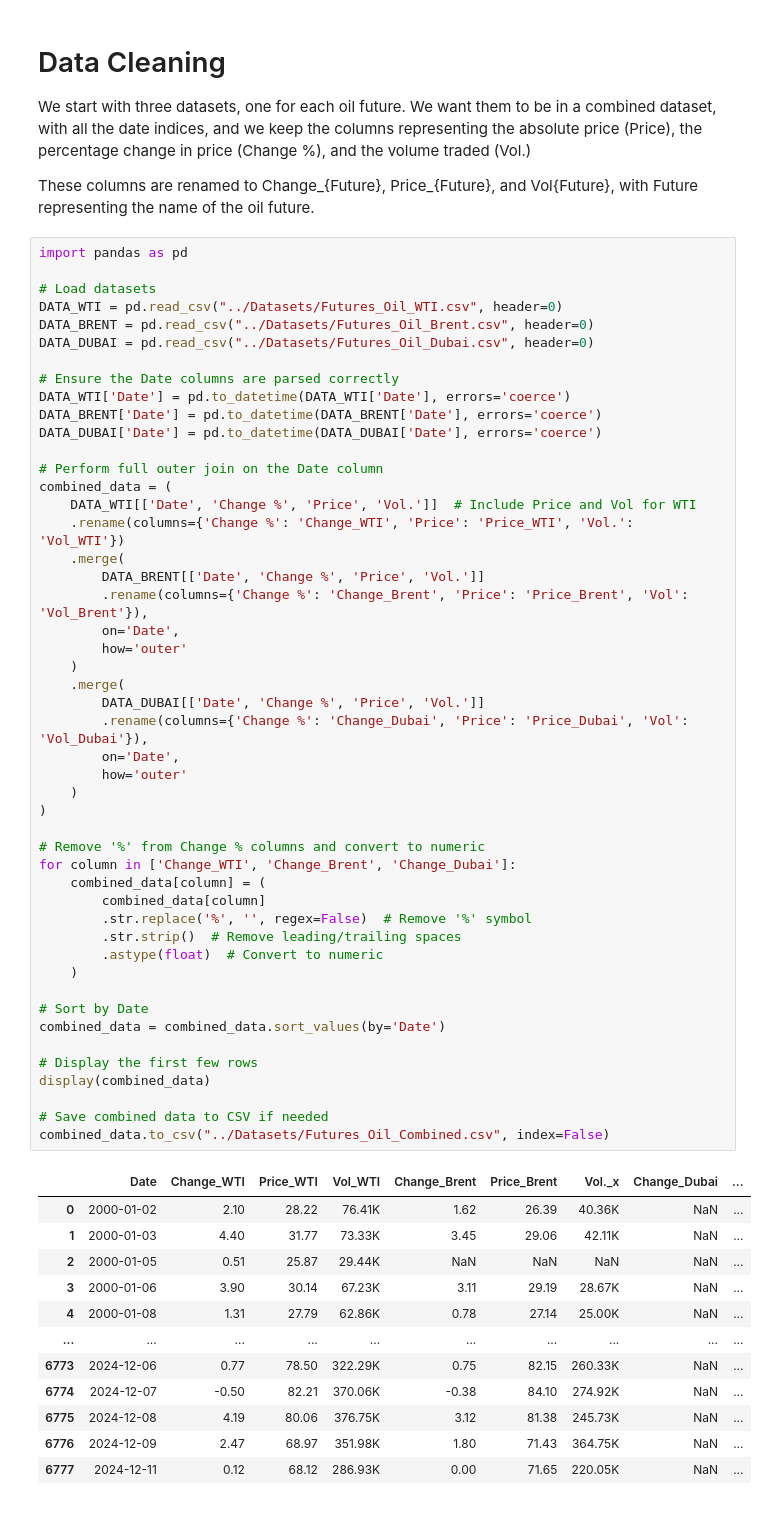
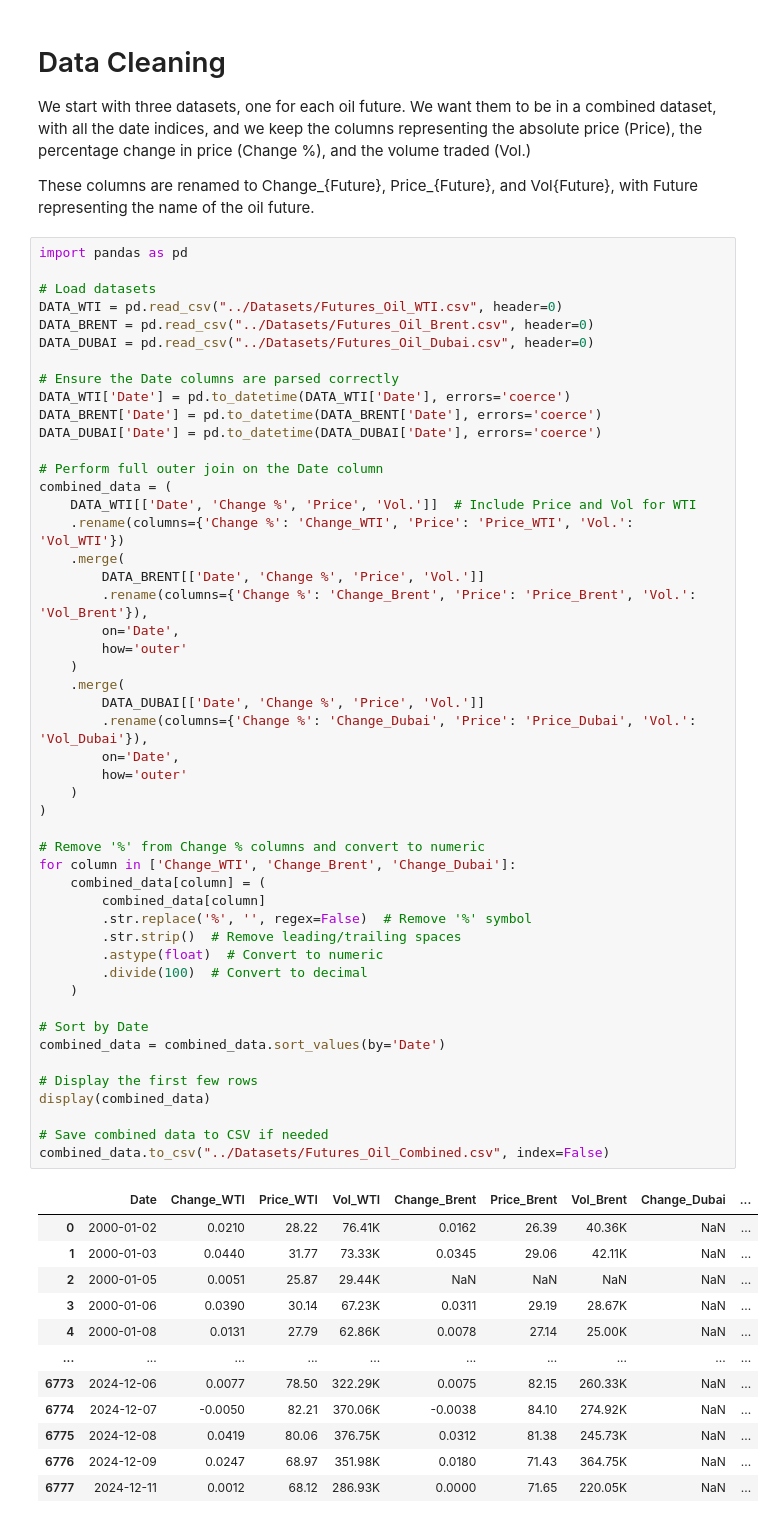
Before and after one commit to fabianbermana/oil_futures_analysis, a Jupyter notebook: scripts/data_cleaning.ipynb, the cells around one changed output. Drawn from its saved outputs; the diff is of its cells as text.

```diff
--- a/scripts/data_cleaning.ipynb
+++ b/scripts/data_cleaning.ipynb
@@ -23,46 +23,47 @@ combined_data = (
     .rename(columns={'Change %': 'Change_WTI', 'Price': 'Price_WTI', 'Vol.': 'Vol_WTI'})
     .merge(
         DATA_BRENT[['Date', 'Change %', 'Price', 'Vol.']]
-        .rename(columns={'Change %': 'Change_Brent', 'Price': 'Price_Brent', 'Vol': 'Vol_Brent'}),
+        .rename(columns={'Change %': 'Change_Brent', 'Price': 'Price_Brent', 'Vol.': 'Vol_Brent'}),
         on='Date',
         how='outer'
     )
     .merge(
         DATA_DUBAI[['Date', 'Change %', 'Price', 'Vol.']]
-        .rename(columns={'Change %': 'Change_Dubai', 'Price': 'Price_Dubai', 'Vol': 'Vol_Dubai'}),
+        .rename(columns={'Change %': 'Change_Dubai', 'Price': 'Price_Dubai', 'Vol.': 'Vol_Dubai'}),
         on='Date',
         how='outer'
     )
 )
 
 # Remove '%' from Change % columns and convert to numeric
 for column in ['Change_WTI', 'Change_Brent', 'Change_Dubai']:
     combined_data[column] = (
         combined_data[column]
         .str.replace('%', '', regex=False)  # Remove '%' symbol
         .str.strip()  # Remove leading/trailing spaces
         .astype(float)  # Convert to numeric
+        .divide(100)  # Convert to decimal
     )
 
 # Sort by Date
 combined_data = combined_data.sort_values(by='Date')
 
 # Display the first few rows
 display(combined_data)
 
 # Save combined data to CSV if needed
 combined_data.to_csv("../Datasets/Futures_Oil_Combined.csv", index=False)
 # %% [output]
-|  | Date | Change_WTI | Price_WTI | Vol_WTI | Change_Brent | Price_Brent | Vol._x | Change_Dubai | ... |
-| 0 | 2000-01-02 | 2.10 | 28.22 | 76.41K | 1.62 | 26.39 | 40.36K | NaN | ... |
-| 1 | 2000-01-03 | 4.40 | 31.77 | 73.33K | 3.45 | 29.06 | 42.11K | NaN | ... |
-| 2 | 2000-01-05 | 0.51 | 25.87 | 29.44K | NaN | NaN | NaN | NaN | ... |
-| 3 | 2000-01-06 | 3.90 | 30.14 | 67.23K | 3.11 | 29.19 | 28.67K | NaN | ... |
-| 4 | 2000-01-08 | 1.31 | 27.79 | 62.86K | 0.78 | 27.14 | 25.00K | NaN | ... |
+|  | Date | Change_WTI | Price_WTI | Vol_WTI | Change_Brent | Price_Brent | Vol_Brent | Change_Dubai | ... |
+| 0 | 2000-01-02 | 0.0210 | 28.22 | 76.41K | 0.0162 | 26.39 | 40.36K | NaN | ... |
+| 1 | 2000-01-03 | 0.0440 | 31.77 | 73.33K | 0.0345 | 29.06 | 42.11K | NaN | ... |
+| 2 | 2000-01-05 | 0.0051 | 25.87 | 29.44K | NaN | NaN | NaN | NaN | ... |
+| 3 | 2000-01-06 | 0.0390 | 30.14 | 67.23K | 0.0311 | 29.19 | 28.67K | NaN | ... |
+| 4 | 2000-01-08 | 0.0131 | 27.79 | 62.86K | 0.0078 | 27.14 | 25.00K | NaN | ... |
 | ... | ... | ... | ... | ... | ... | ... | ... | ... | ... |
-| 6773 | 2024-12-06 | 0.77 | 78.50 | 322.29K | 0.75 | 82.15 | 260.33K | NaN | ... |
-| 6774 | 2024-12-07 | -0.50 | 82.21 | 370.06K | -0.38 | 84.10 | 274.92K | NaN | ... |
-| 6775 | 2024-12-08 | 4.19 | 80.06 | 376.75K | 3.12 | 81.38 | 245.73K | NaN | ... |
-| 6776 | 2024-12-09 | 2.47 | 68.97 | 351.98K | 1.80 | 71.43 | 364.75K | NaN | ... |
-| 6777 | 2024-12-11 | 0.12 | 68.12 | 286.93K | 0.00 | 71.65 | 220.05K | NaN | ... |
+| 6773 | 2024-12-06 | 0.0077 | 78.50 | 322.29K | 0.0075 | 82.15 | 260.33K | NaN | ... |
+| 6774 | 2024-12-07 | -0.0050 | 82.21 | 370.06K | -0.0038 | 84.10 | 274.92K | NaN | ... |
+| 6775 | 2024-12-08 | 0.0419 | 80.06 | 376.75K | 0.0312 | 81.38 | 245.73K | NaN | ... |
+| 6776 | 2024-12-09 | 0.0247 | 68.97 | 351.98K | 0.0180 | 71.43 | 364.75K | NaN | ... |
+| 6777 | 2024-12-11 | 0.0012 | 68.12 | 286.93K | 0.0000 | 71.65 | 220.05K | NaN | ... |
 6778 rows × 10 columns
```
Also changed, not shown: 4 other files.
